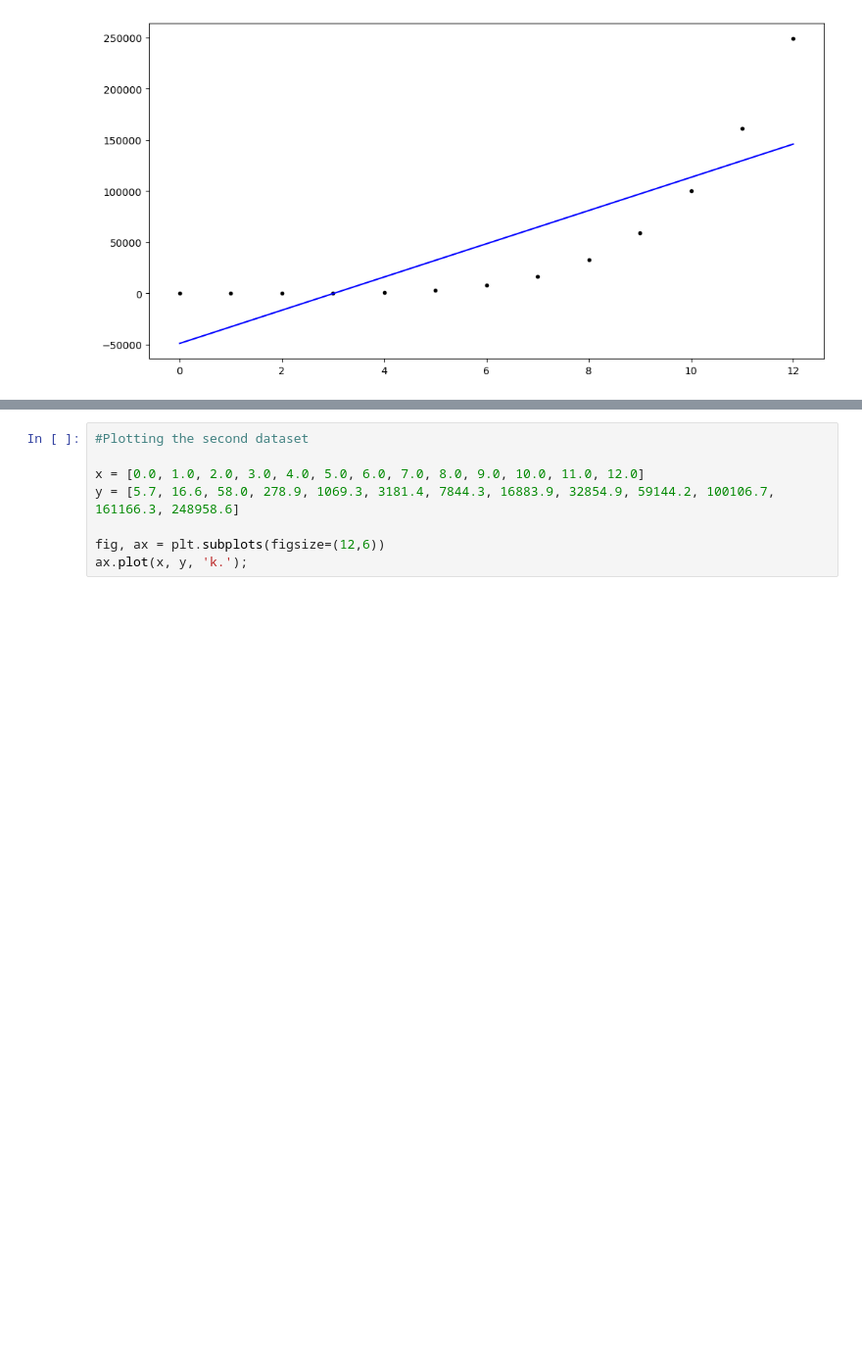
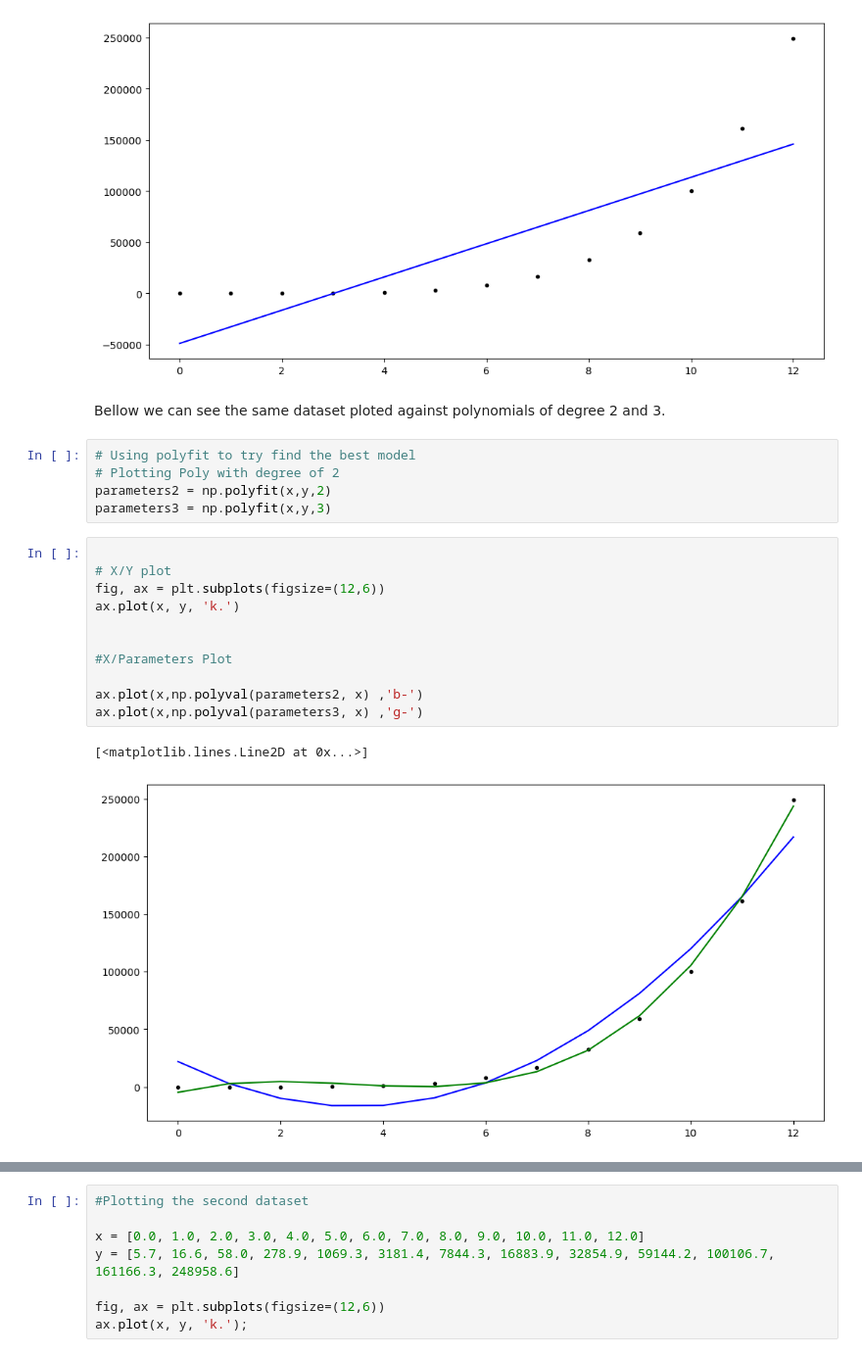
Before and after one commit to ReRiva/machine_learning_project, a Jupyter notebook: Exercises/03-parameters-exercises.ipynb, the cells around one changed output, grey strips where cells are left out. Shown: that part at 98% size. Saved outputs shown, nothing was run; the diff lists cells and outputs as text; blank space fills up the shorter version.

Commit message:
Parameters Exercise Update

```diff
--- a/Exercises/03-parameters-exercises.ipynb
+++ b/Exercises/03-parameters-exercises.ipynb
@@ -50,3 +57,24 @@ ax.plot(x,parameters1[0] * x + parameters1[1], 'b-')
 # %% [output]
 [<matplotlib.lines.Line2D at 0x...>]
 [figure]
+# %% [markdown]
+Bellow we can see the same dataset ploted against polynomials of degree 2 and 3.
+# %%
+# Using polyfit to try find the best model
+# Plotting Poly with degree of 2
+parameters2 = np.polyfit(x,y,2)
+parameters3 = np.polyfit(x,y,3)
+# %%
+
+# X/Y plot
+fig, ax = plt.subplots(figsize=(12,6))
+ax.plot(x, y, 'k.')
+
+
+#X/Parameters Plot
+
+ax.plot(x,np.polyval(parameters2, x) ,'b-')
+ax.plot(x,np.polyval(parameters3, x) ,'g-')
+# %% [output]
+[<matplotlib.lines.Line2D at 0x...>]
+[figure, added]
```
Also changed, not shown: parts of 10 cells of this notebook.
